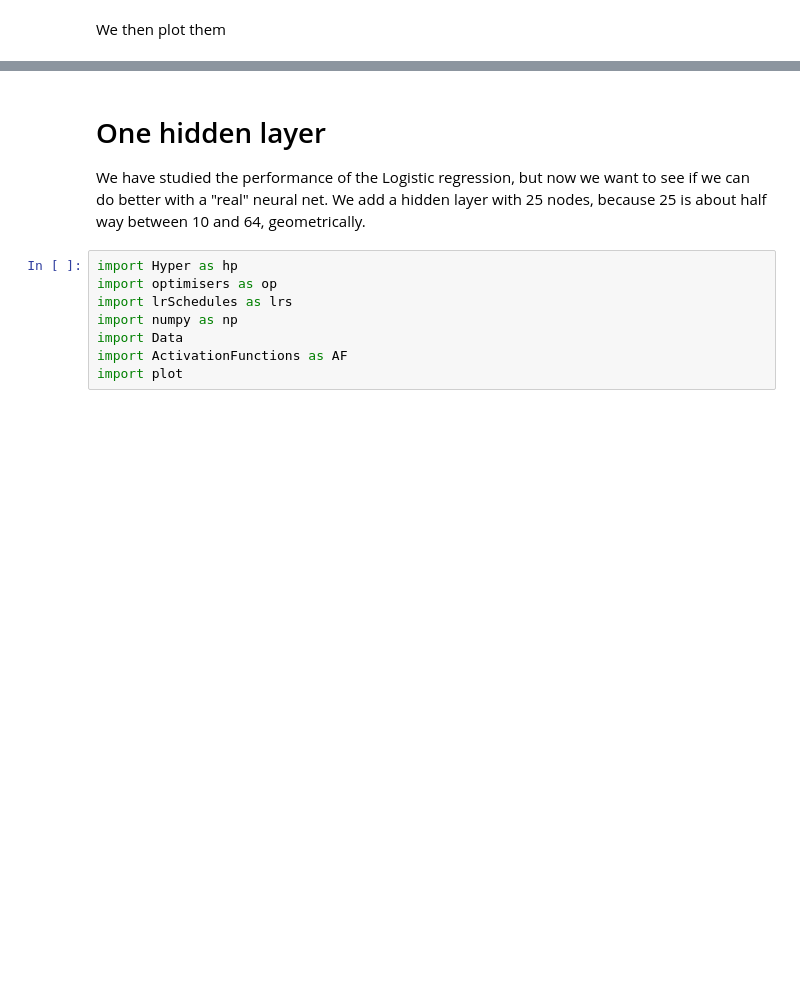
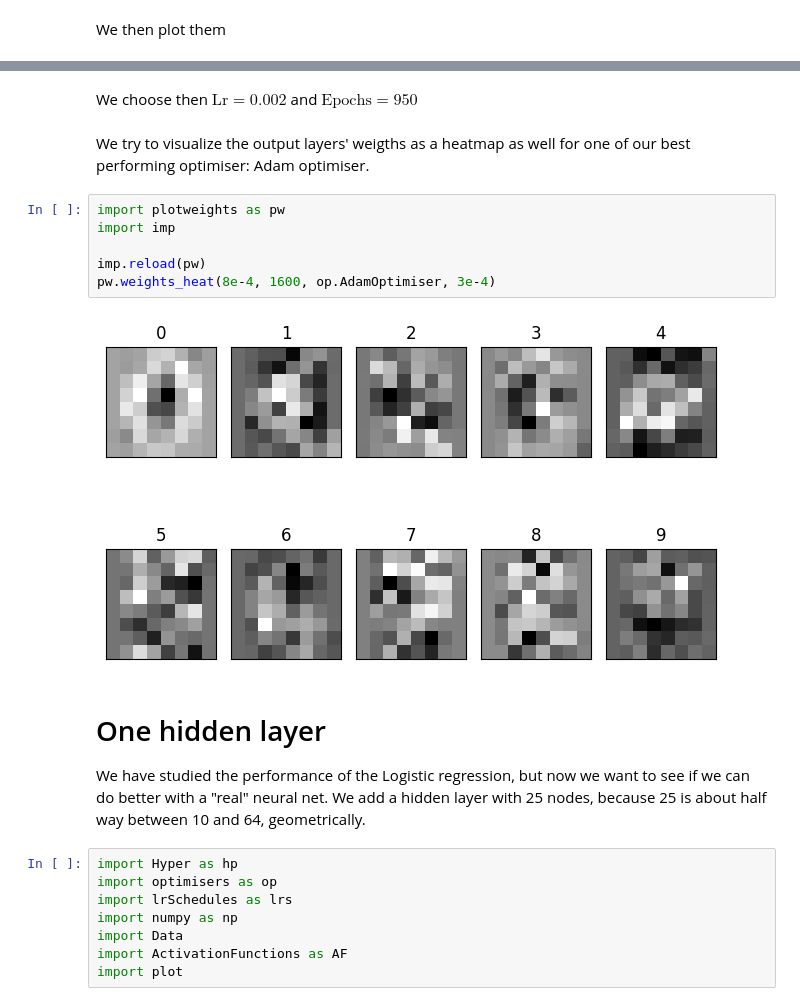
Before and after one commit to DavidSvejda2507/FYS-STK4155-Project-2, a Jupyter notebook: Notebook.ipynb, the cells around one changed output, grey strips where cells are left out. Cells and saved outputs as stored; diff of their text form; blank space fills up the shorter version.

```diff
--- a/Notebook.ipynb
+++ b/Notebook.ipynb
@@ -316,3 +374,15 @@ plot.plot_lr_epochs(f'{base}/Ent_{opt}Nr2.npy', f'{opt}', f'{opt}_Ent', f'Data/P
+# %% [markdown]
+We choose then $\text{Lr} = 0.002$ and $\text{Epochs} = 950$
+# %% [markdown]
+We try to visualize the output layers' weigths as a heatmap as well for one of our best performing optimiser: Adam optimiser.
+# %%
+import plotweights as pw
+import imp
+
+imp.reload(pw)
+pw.weights_heat(8e-4, 1600, op.AdamOptimiser, 3e-4)
+# %% [output]
+[figure, added]
 # %% [markdown]
 # One hidden layer
 
```
Also changed, not shown: parts of 35 cells of this notebook, 42 other files.
